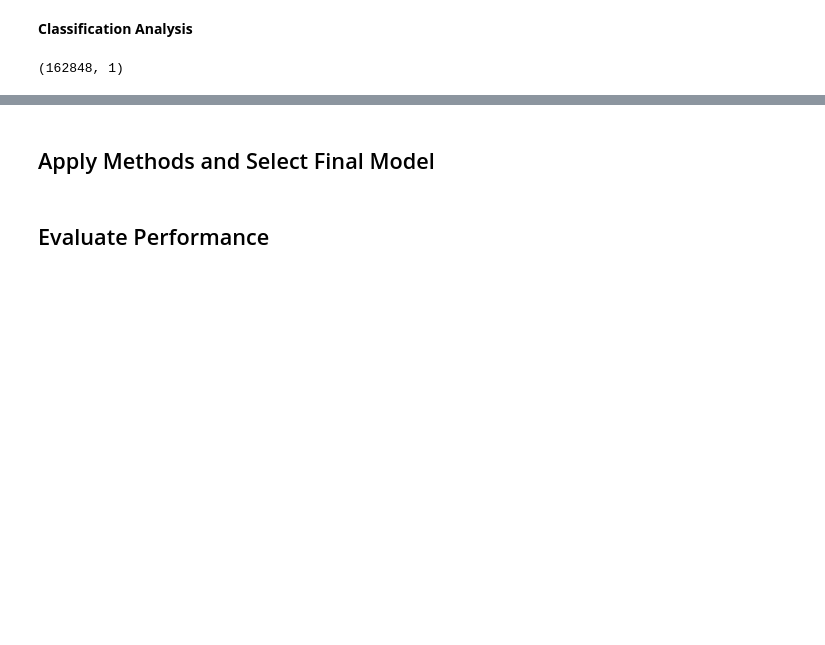
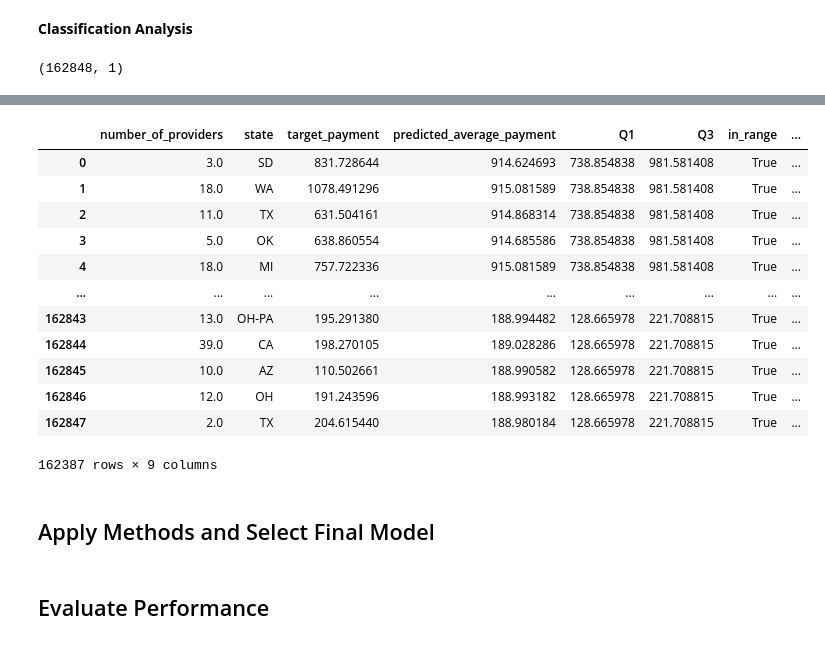
Before and after one commit to renaqd/team7-ADS502, a Jupyter notebook: team7-Final.ipynb, the cells around one changed output, grey strips where cells are left out. Drawn from its saved outputs; the diff is of its cells as text; code cells hidden in the pictures; blank space fills up the shorter version.

```diff
--- a/team7-Final.ipynb
+++ b/team7-Final.ipynb
@@ -1436,9 +1424,2 @@ cbsa2
 # %%
 cbsa2['predicted_average_payment'] = gamma01.predict(X)
-# %%
-cbsa2['Q1'] = cbsa2.groupby('type_of_service')['predicted_average_payment'].transform(lambda x: x.quantile(0.25))
-cbsa2['Q3'] = cbsa2.groupby('type_of_service')['predicted_average_payment'].transform(lambda x: x.quantile(0.75))
-
-# prediction column on cbsa2
-
-cbsa2['in_range'] = (cbsa2['predicted_average_payment'] >= cbsa2['Q1']) & (cbsa2['predicted_average_payment'] <= cbsa2['Q3'])
@@ -1461,0 +1430,11 @@ pred_in_range
+# %%
+cbsa2['Q1'] = cbsa2.groupby('type_of_service')['target_payment'].transform(lambda x: x.quantile(0.25))
+cbsa2['Q3'] = cbsa2.groupby('type_of_service')['target_payment'].transform(lambda x: x.quantile(0.75))
+
+# prediction column on cbsa2
+
+cbsa2['in_range'] = (cbsa2['predicted_average_payment'] >= cbsa2['Q1']) & (cbsa2['predicted_average_payment'] <= cbsa2['Q3'])
+
+pred_in_range = cbsa2[cbsa2['in_range'] == True]
+cbsa2 = pred_in_range[['number_of_providers','state','target_payment','predicted_average_payment','Q1','Q3','in_range']]
+cbsa2
@@ -1462,3 +1455,37 @@ pred_in_range
+# %%
+cbsa2['state1'] = cbsa2['state'].str[:2]
+# %%
+state_time_zone_mapping = {
+    'AK': 'alaska', 'AL': 'central', 'AR': 'central', 'AZ': 'pacific', 'CA': 'pacific',
+    'CO': 'mountain', 'CT': 'eastern', 'DC': 'eastern', 'DE': 'eastern', 'FL': 'eastern',
+    'GA': 'eastern', 'HI': 'hawaii', 'IA': 'central', 'ID': 'mountain', 'IL': 'central',
+    'IN': 'eastern', 'KS': 'central', 'KY': 'eastern', 'LA': 'central', 'MA': 'eastern',
+    'MD': 'eastern', 'ME': 'eastern', 'MI': 'eastern', 'MN': 'central', 'MO': 'central',
+    'MS': 'central', 'MT': 'mountain', 'NC': 'eastern', 'ND': 'central', 'NE': 'central',
+    'NH': 'eastern', 'NJ': 'eastern', 'NM': 'mountain', 'NV': 'pacific', 'NY': 'eastern',
+    'OH': 'eastern', 'OK': 'central', 'OR': 'pacific', 'PA': 'eastern', 'RI': 'eastern',
+    'SC': 'eastern', 'SD': 'central', 'TN': 'central', 'TX': 'central', 'UT': 'mountain',
+    'VA': 'eastern', 'VT': 'eastern', 'WA': 'pacific', 'WI': 'central', 'WV': 'eastern',
+    'WY': 'mountain', 'PR': 'atlantic'
+}
+
+# new column 'zone' by mapping the state1 column to time zone categories
+cbsa2['zone'] = cbsa2['state1'].map(state_time_zone_mapping)
+cbsa2
+# %% [output]
+|  | number_of_providers | state | target_payment | predicted_average_payment | Q1 | Q3 | in_range | ... |
+| 0 | 3.0 | SD | 831.728644 | 914.624693 | 738.854838 | 981.581408 | True | ... |
+| 1 | 18.0 | WA | 1078.491296 | 915.081589 | 738.854838 | 981.581408 | True | ... |
+| 2 | 11.0 | TX | 631.504161 | 914.868314 | 738.854838 | 981.581408 | True | ... |
+| 3 | 5.0 | OK | 638.860554 | 914.685586 | 738.854838 | 981.581408 | True | ... |
+| 4 | 18.0 | MI | 757.722336 | 915.081589 | 738.854838 | 981.581408 | True | ... |
+| ... | ... | ... | ... | ... | ... | ... | ... | ... |
+| 162843 | 13.0 | OH-PA | 195.291380 | 188.994482 | 128.665978 | 221.708815 | True | ... |
+| 162844 | 39.0 | CA | 198.270105 | 189.028286 | 128.665978 | 221.708815 | True | ... |
+| 162845 | 10.0 | AZ | 110.502661 | 188.990582 | 128.665978 | 221.708815 | True | ... |
+| 162846 | 12.0 | OH | 191.243596 | 188.993182 | 128.665978 | 221.708815 | True | ... |
+| 162847 | 2.0 | TX | 204.615440 | 188.980184 | 128.665978 | 221.708815 | True | ... |
+162387 rows × 9 columns
 # %% [markdown]
 ## Apply Methods and Select Final Model
 # %% [markdown]
```
Also changed, not shown: parts of 10 cells of this notebook.
